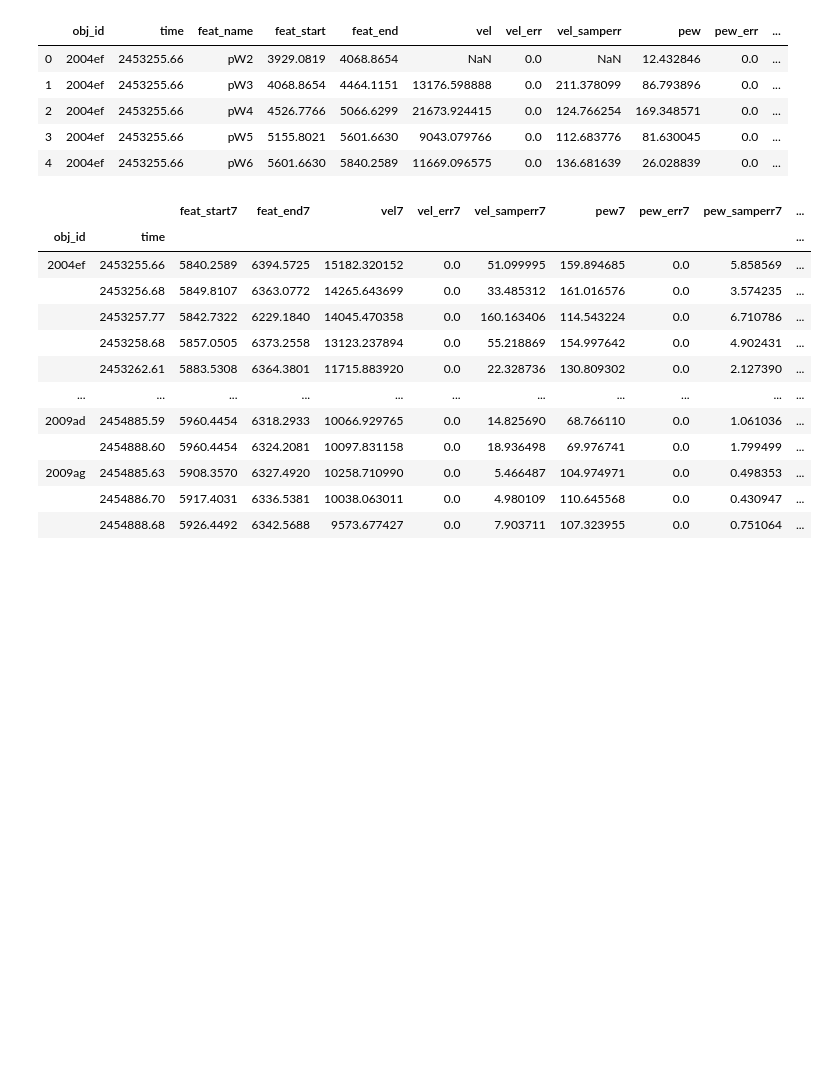
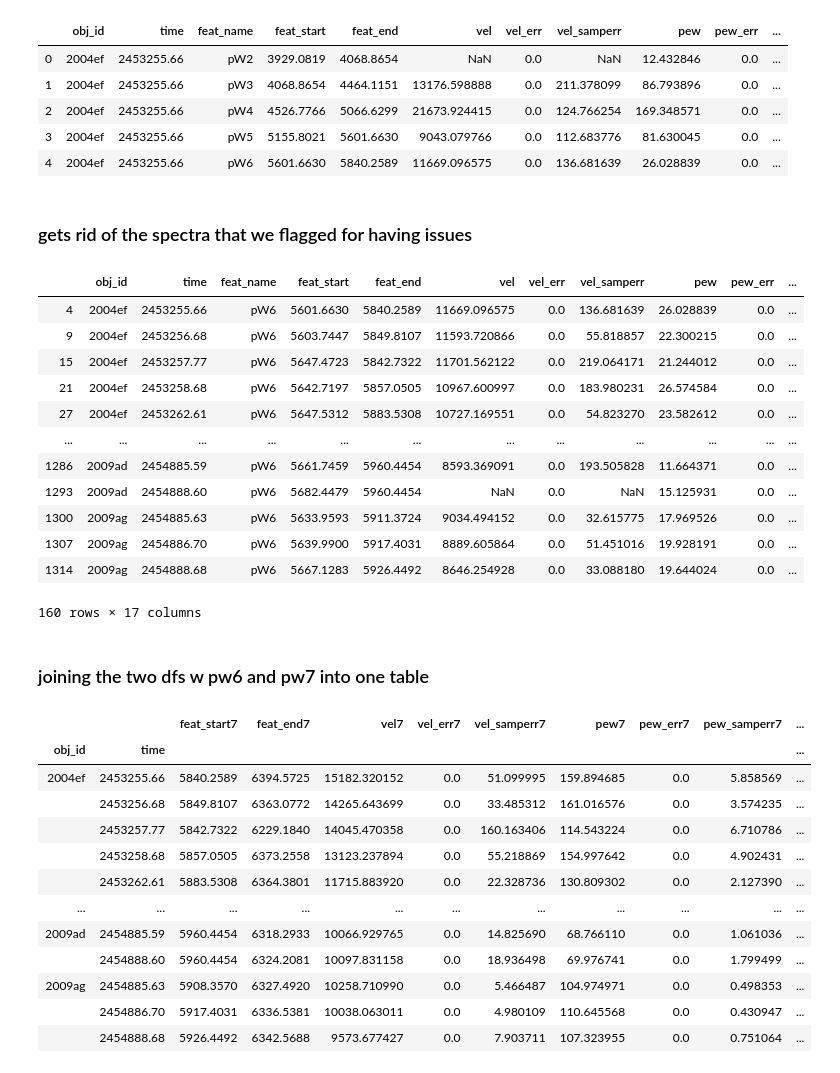
Before and after one commit to mwvgroup/SN-Spectral-Evolution, a Jupyter notebook: notebooks/branch_class_final.ipynb, the cells around one changed output. Cells and saved outputs as stored; diff of their text form; code cells hidden in the pictures; blank space fills up the shorter version.

```diff
--- a/notebooks/branch_class_final.ipynb
+++ b/notebooks/branch_class_final.ipynb
@@ -20,11 +20,30 @@ group.head()
 | 2 | 2004ef | 2453255.66 | pW4 | 4526.7766 | 5066.6299 | 21673.924415 | 0.0 | 124.766254 | 169.348571 | 0.0 | ... |
 | 3 | 2004ef | 2453255.66 | pW5 | 5155.8021 | 5601.6630 | 9043.079766 | 0.0 | 112.683776 | 81.630045 | 0.0 | ... |
 | 4 | 2004ef | 2453255.66 | pW6 | 5601.6630 | 5840.2589 | 11669.096575 | 0.0 | 136.681639 | 26.028839 | 0.0 | ... |
+# %% [markdown]
+### gets rid of the spectra that we flagged for having issues
 # %%
 group6_noflag = group[group['feat_name']=='pW6']
 group7_noflag = group[group['feat_name']=='pW7']
 group6_flag = group6_noflag[group6_noflag['spec_flag'] == 0]
-group62 = group6_flag[group6_flag['feat_flag'] == 0]
+group6 = group6_flag[group6_flag['feat_flag'] == 0]
 group7_flag = group7_noflag[group7_noflag['spec_flag'] == 0]
-group72 = group7_flag[group7_flag['feat_flag'] == 0]
+group7 = group7_flag[group7_flag['feat_flag'] == 0]
+group6
+# %% [output]
+|  | obj_id | time | feat_name | feat_start | feat_end | vel | vel_err | vel_samperr | pew | pew_err | ... |
+| 4 | 2004ef | 2453255.66 | pW6 | 5601.6630 | 5840.2589 | 11669.096575 | 0.0 | 136.681639 | 26.028839 | 0.0 | ... |
+| 9 | 2004ef | 2453256.68 | pW6 | 5603.7447 | 5849.8107 | 11593.720866 | 0.0 | 55.818857 | 22.300215 | 0.0 | ... |
+| 15 | 2004ef | 2453257.77 | pW6 | 5647.4723 | 5842.7322 | 11701.562122 | 0.0 | 219.064171 | 21.244012 | 0.0 | ... |
+| 21 | 2004ef | 2453258.68 | pW6 | 5642.7197 | 5857.0505 | 10967.600997 | 0.0 | 183.980231 | 26.574584 | 0.0 | ... |
+| 27 | 2004ef | 2453262.61 | pW6 | 5647.5312 | 5883.5308 | 10727.169551 | 0.0 | 54.823270 | 23.582612 | 0.0 | ... |
+| ... | ... | ... | ... | ... | ... | ... | ... | ... | ... | ... | ... |
+| 1286 | 2009ad | 2454885.59 | pW6 | 5661.7459 | 5960.4454 | 8593.369091 | 0.0 | 193.505828 | 11.664371 | 0.0 | ... |
+| 1293 | 2009ad | 2454888.60 | pW6 | 5682.4479 | 5960.4454 | NaN | 0.0 | NaN | 15.125931 | 0.0 | ... |
+| 1300 | 2009ag | 2454885.63 | pW6 | 5633.9593 | 5911.3724 | 9034.494152 | 0.0 | 32.615775 | 17.969526 | 0.0 | ... |
+| 1307 | 2009ag | 2454886.70 | pW6 | 5639.9900 | 5917.4031 | 8889.605864 | 0.0 | 51.451016 | 19.928191 | 0.0 | ... |
+| 1314 | 2009ag | 2454888.68 | pW6 | 5667.1283 | 5926.4492 | 8646.254928 | 0.0 | 33.088180 | 19.644024 | 0.0 | ... |
+160 rows × 17 columns
+# %% [markdown]
+### joining the two dfs w pw6 and pw7 into one table
 # %%
```
Also changed, not shown: parts of 12 cells of this notebook.
